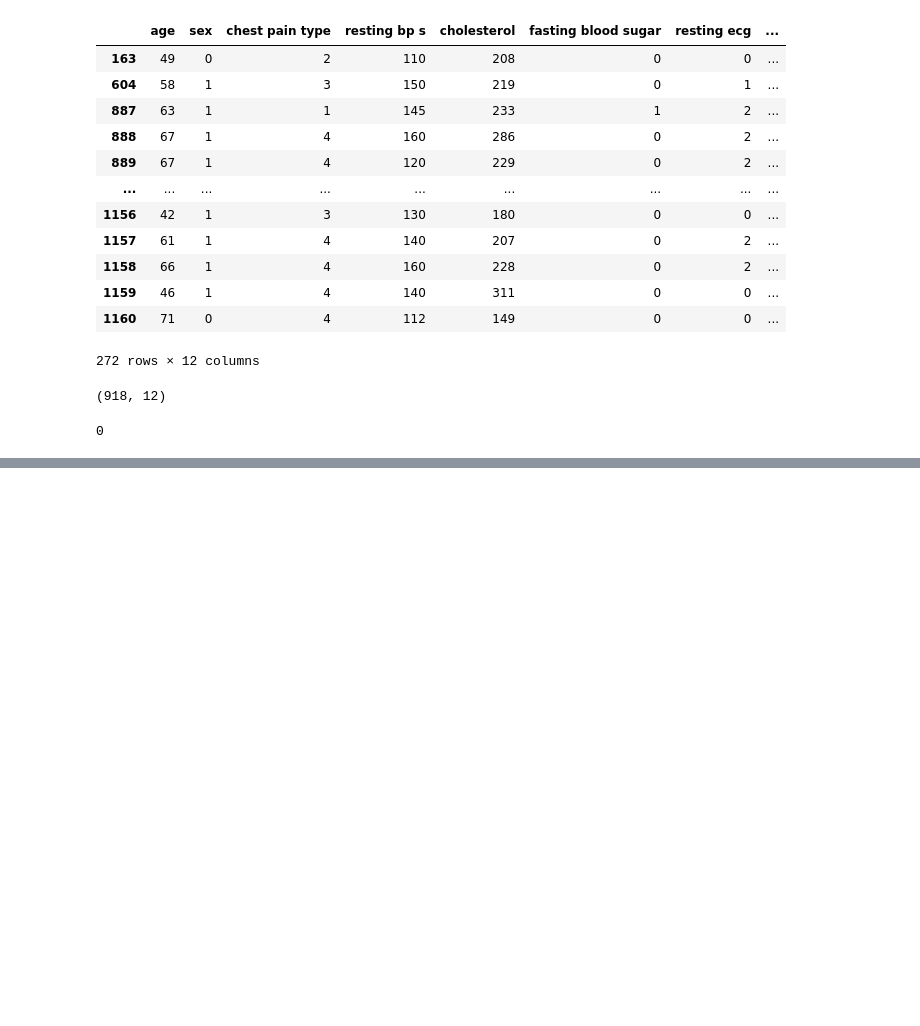
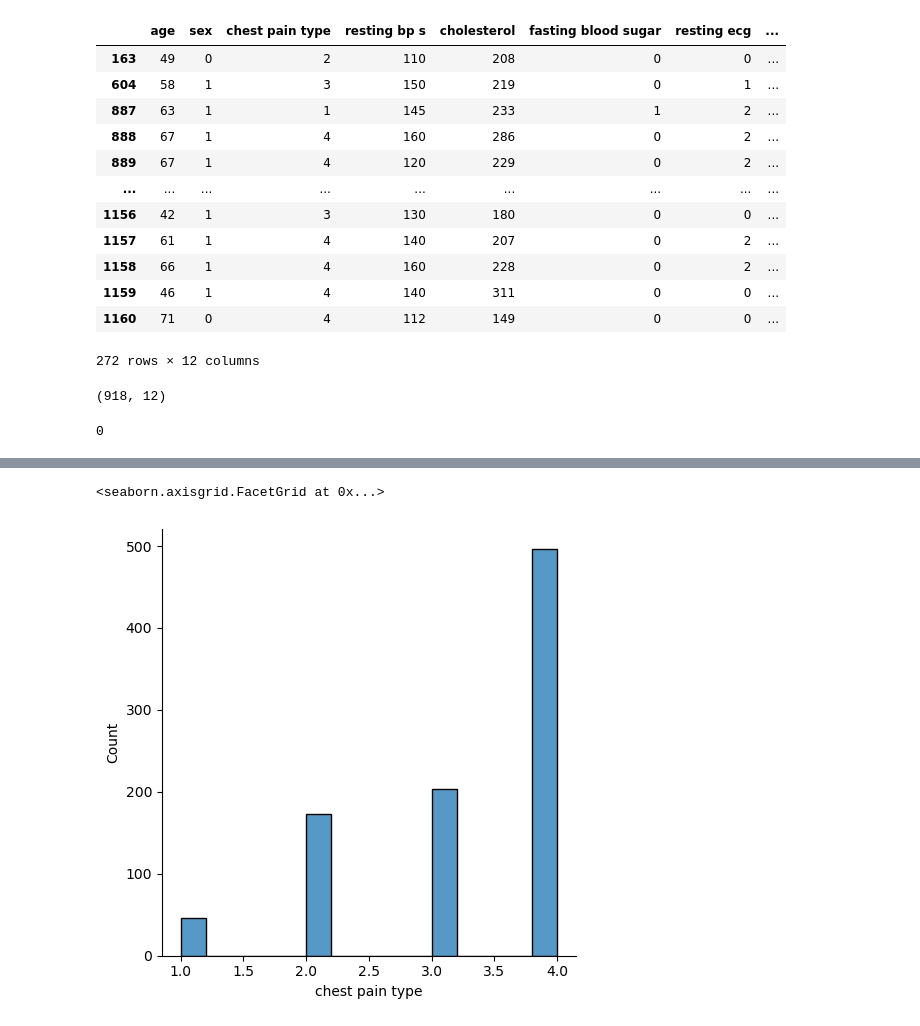
Before and after one commit to ShubhamGupta2505/MachineLearningPractice, a Jupyter notebook: eda-on-heart-disease-dataset.ipynb, the cells around one changed output, grey strips where cells are left out. Saved outputs shown, nothing was run; the diff lists cells and outputs as text; code cells hidden in the pictures; blank space fills up the shorter version.

```diff
--- a/eda-on-heart-disease-dataset.ipynb
+++ b/eda-on-heart-disease-dataset.ipynb
@@ -148,0 +173,5 @@ import seaborn as sns
+# %%
+sns.displot(df['chest pain type'])
+# %% [output]
+<seaborn.axisgrid.FacetGrid at 0x...>
+[figure, added]
```
Also changed, not shown: parts of 4 cells of this notebook.
